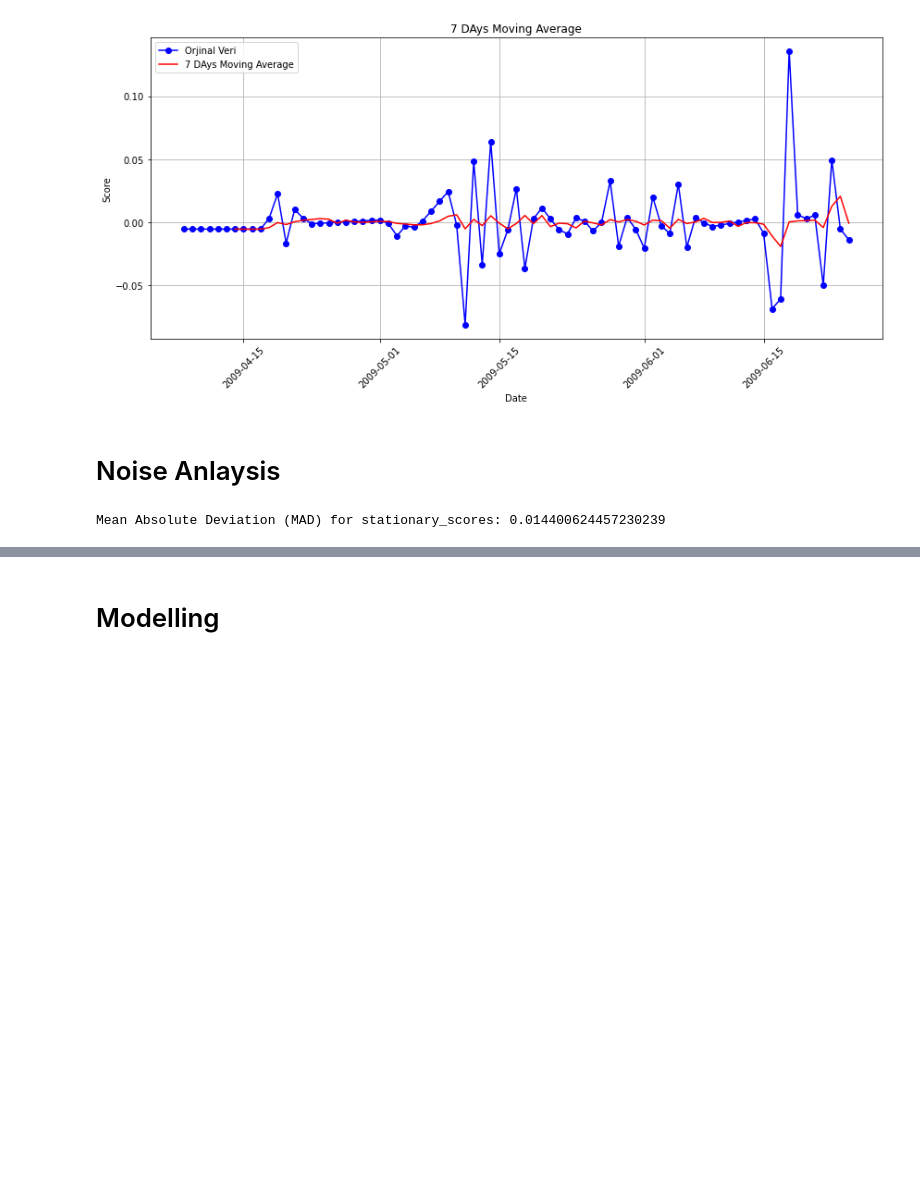
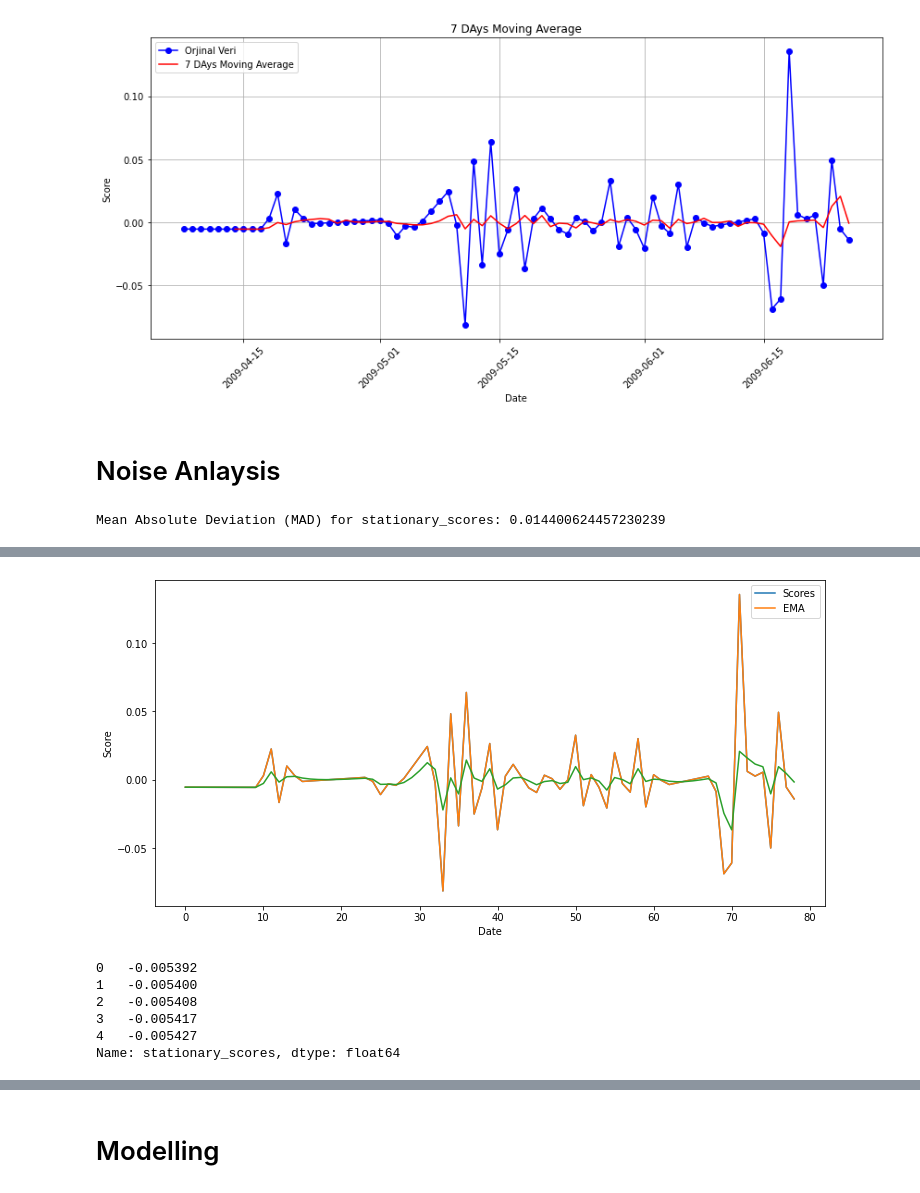
Before and after one commit to Grkmcu44/TwitterData, a Jupyter notebook: Twitter_EDA.ipynb, the cells around one changed output, grey strips where cells are left out. Cells and saved outputs as stored; diff of their text form; code cells hidden in the pictures; blank space fills up the shorter version.

```diff
--- a/Twitter_EDA.ipynb
+++ b/Twitter_EDA.ipynb
@@ -1339,0 +1358,23 @@ Mean Absolute Deviation (MAD) for stationary_scores: 0.014400624457230239
+# %%
+# EMA calculate
+ema = interpolated_df2['stationary_scores'].ewm(span=5).mean()
+
+# Orijinal veriyi ve EMA'yı çizdirme
+plt.figure(figsize=(12, 6))
+plt.plot( interpolated_df2.index,interpolated_df2['stationary_scores'], label='Scores')
+plt.plot(interpolated_df2.index, interpolated_df2['stationary_scores'], ema, label='EMA')
+plt.xlabel("Date")
+plt.ylabel("Score")
+plt.legend(["Scores","EMA"])
+plt.show()
+# %% [output]
+[figure, added]
+# %%
+ema.head()
+# %% [output]
+0   -0.005392
+1   -0.005400
+2   -0.005408
+3   -0.005417
+4   -0.005427
+Name: stationary_scores, dtype: float64
```
Also changed, not shown: parts of 101 cells of this notebook.
